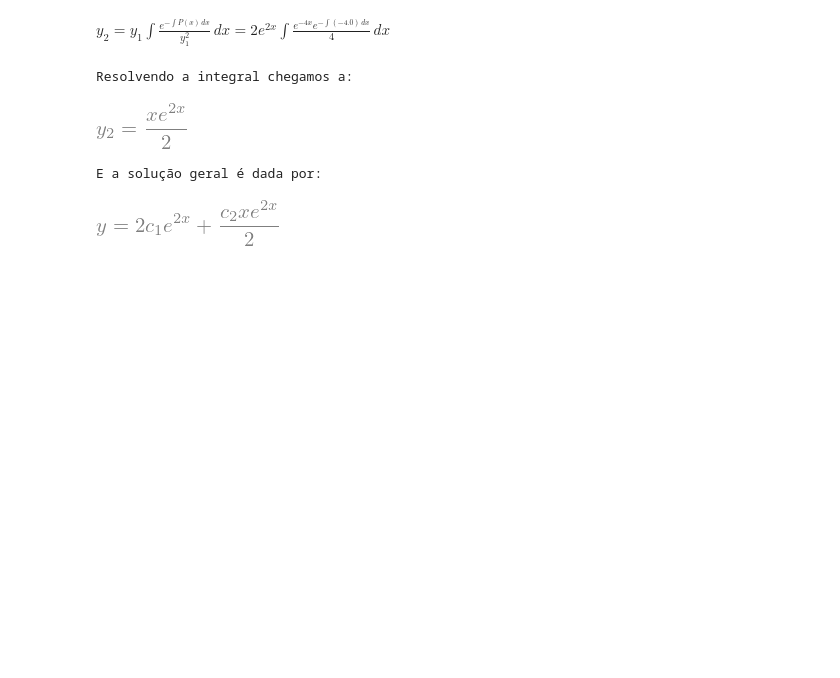
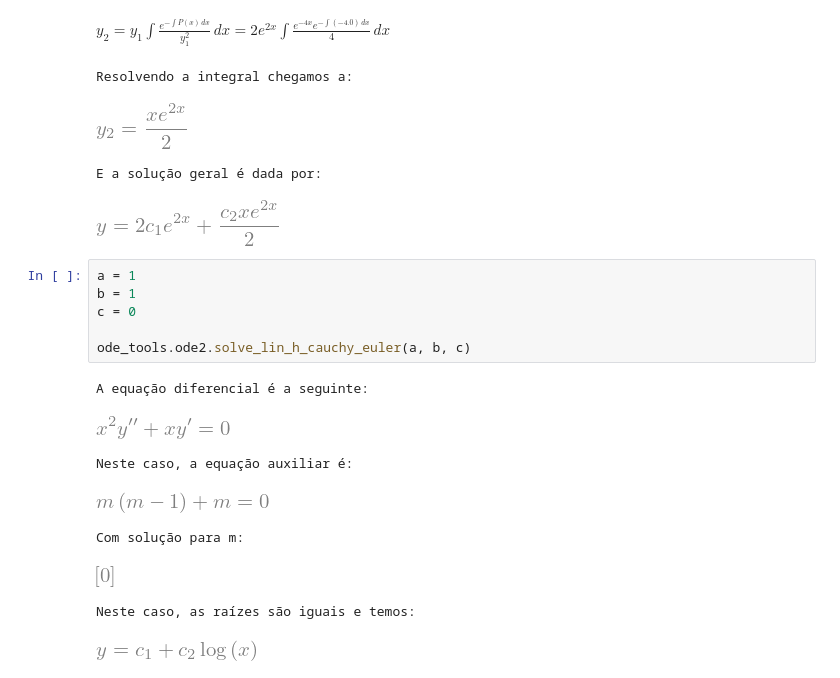
Before and after one commit to brunollago/ode_tools, a Jupyter notebook: ode_example.ipynb, the cells around one changed output. Saved outputs shown, nothing was run; the diff lists cells and outputs as text; blank space fills up the shorter version.

Commit message:
Implemented Cauchy-Euler and Variation of Parameters

```diff
--- a/ode_example.ipynb
+++ b/ode_example.ipynb
@@ -119,3 +119,18 @@ Resolvendo a integral chegamos a:
 [figure]
 E a solução geral é dada por:
 [figure]
+# %%
+a = 1
+b = 1
+c = 0
+
+ode_tools.ode2.solve_lin_h_cauchy_euler(a, b, c)
+# %% [output]
+A equação diferencial é a seguinte:
+[figure, added]
+Neste caso, a equação auxiliar é:
+[figure, added]
+Com solução para m:
+[figure, added]
+Neste caso, as raízes são iguais e temos:
+[figure, added]
```
Also changed, not shown: parts of 1 cell of this notebook, 1 other file.
